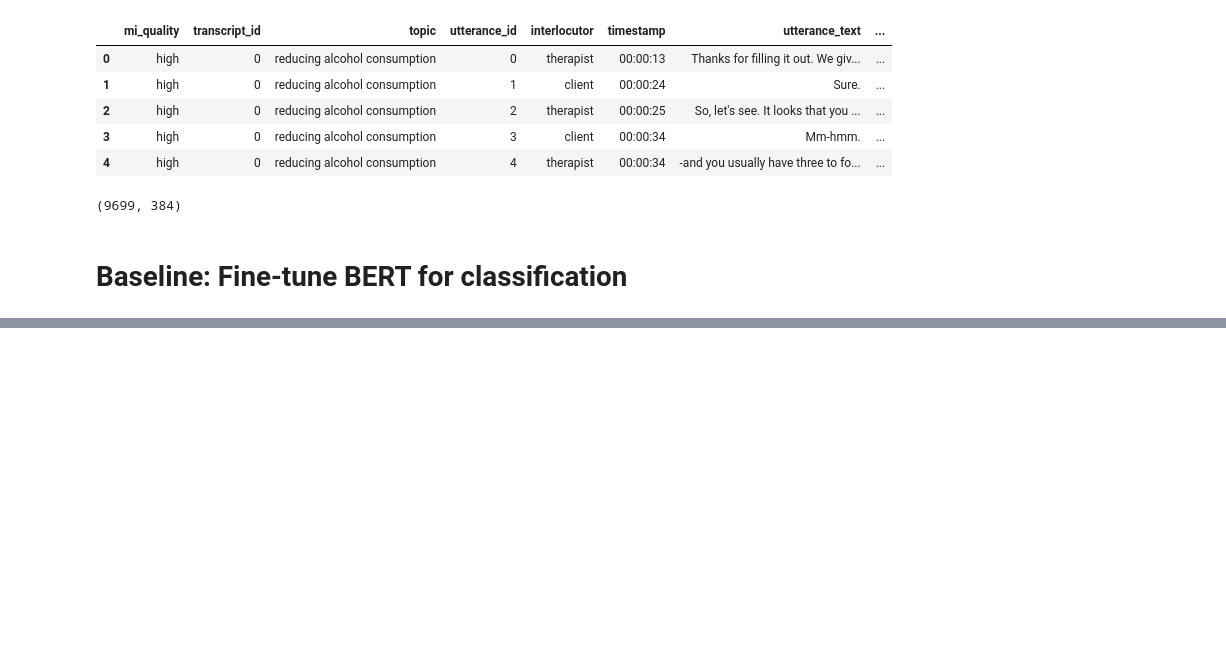
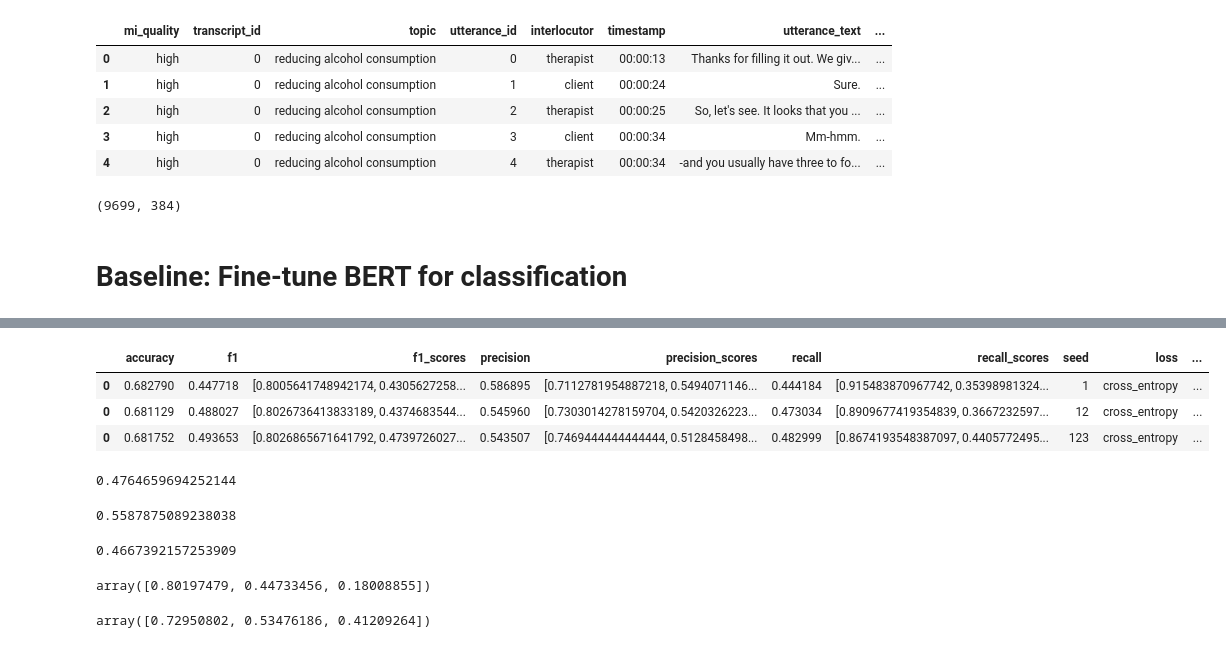
Before and after one commit to ttseriotou/sig-networks, a Jupyter notebook: notebooks/AnnoMI/client_talk_type_prediction/anno_mi-client-baseline-bert.ipynb, the cells around one changed output, grey strips where cells are left out. Saved outputs shown, nothing was run; the diff lists cells and outputs as text; code cells hidden in the pictures; blank space fills up the shorter version.

```diff
--- a/notebooks/AnnoMI/client_talk_type_prediction/anno_mi-client-baseline-bert.ipynb
+++ b/notebooks/AnnoMI/client_talk_type_prediction/anno_mi-client-baseline-bert.ipynb
@@ -107,0 +272,27 @@ np.stack(bert_classifier["recall_scores"]).mean(axis=0)
+# %%
+bert_classifier_ce
+# %% [output]
+|  | accuracy | f1 | f1_scores | precision | precision_scores | recall | recall_scores | seed | loss | ... |
+| 0 | 0.682790 | 0.447718 | [0.8005641748942174, 0.4305627258... | 0.586895 | [0.7112781954887218, 0.5494071146... | 0.444184 | [0.915483870967742, 0.35398981324... | 1 | cross_entropy | ... |
+| 0 | 0.681129 | 0.488027 | [0.8026736413833189, 0.4374683544... | 0.545960 | [0.7303014278159704, 0.5420326223... | 0.473034 | [0.8909677419354839, 0.3667232597... | 12 | cross_entropy | ... |
+| 0 | 0.681752 | 0.493653 | [0.8026865671641792, 0.4739726027... | 0.543507 | [0.7469444444444444, 0.5128458498... | 0.482999 | [0.8674193548387097, 0.4405772495... | 123 | cross_entropy | ... |
+# %%
+bert_classifier_ce["f1"].mean()
+# %% [output]
+0.4764659694252144
+# %%
+bert_classifier_ce["precision"].mean()
+# %% [output]
+0.5587875089238038
+# %%
+bert_classifier_ce["recall"].mean()
+# %% [output]
+0.4667392157253909
+# %%
+np.stack(bert_classifier_ce["f1_scores"]).mean(axis=0)
+# %% [output]
+array([0.80197479, 0.44733456, 0.18008855])
+# %%
+np.stack(bert_classifier_ce["precision_scores"]).mean(axis=0)
+# %% [output]
+array([0.72950802, 0.53476186, 0.41209264])
```
Also changed, not shown: parts of 17 cells of this notebook, 3 other files.
